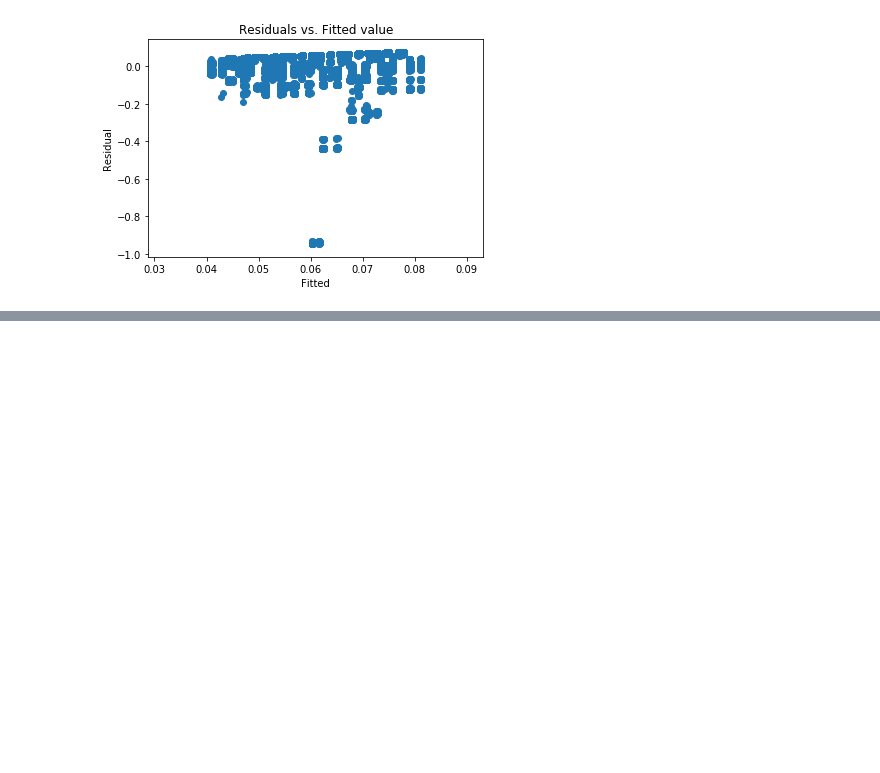
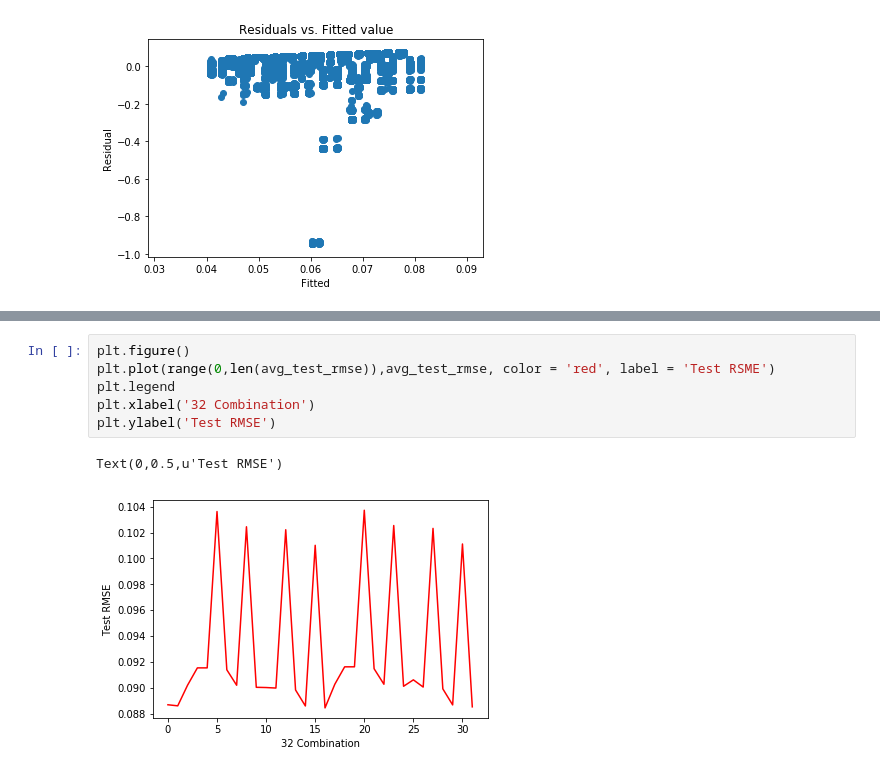
Before and after one commit to zxxia/ECE219-Large-Scale-Data-Mining, a Jupyter notebook: Project4/Project4_tairanzhu.ipynb, the cells around one changed output, grey strips where cells are left out. Drawn from its saved outputs; the diff is of its cells as text; blank space fills up the shorter version.

```diff
--- a/Project4/Project4_tairanzhu.ipynb
+++ b/Project4/Project4_tairanzhu.ipynb
@@ -174,0 +240,9 @@ onehotencoding_fitted = onehotencoding.fit_transform(training)
+# %%
+plt.figure()
+plt.plot(range(0,len(avg_test_rmse)),avg_test_rmse, color = 'red', label = 'Test RSME')
+plt.legend
+plt.xlabel('32 Combination')
+plt.ylabel('Test RMSE')
+# %% [output]
+Text(0,0.5,u'Test RMSE')
+[figure, added]
```
Also changed, not shown: parts of 10 cells of this notebook.
